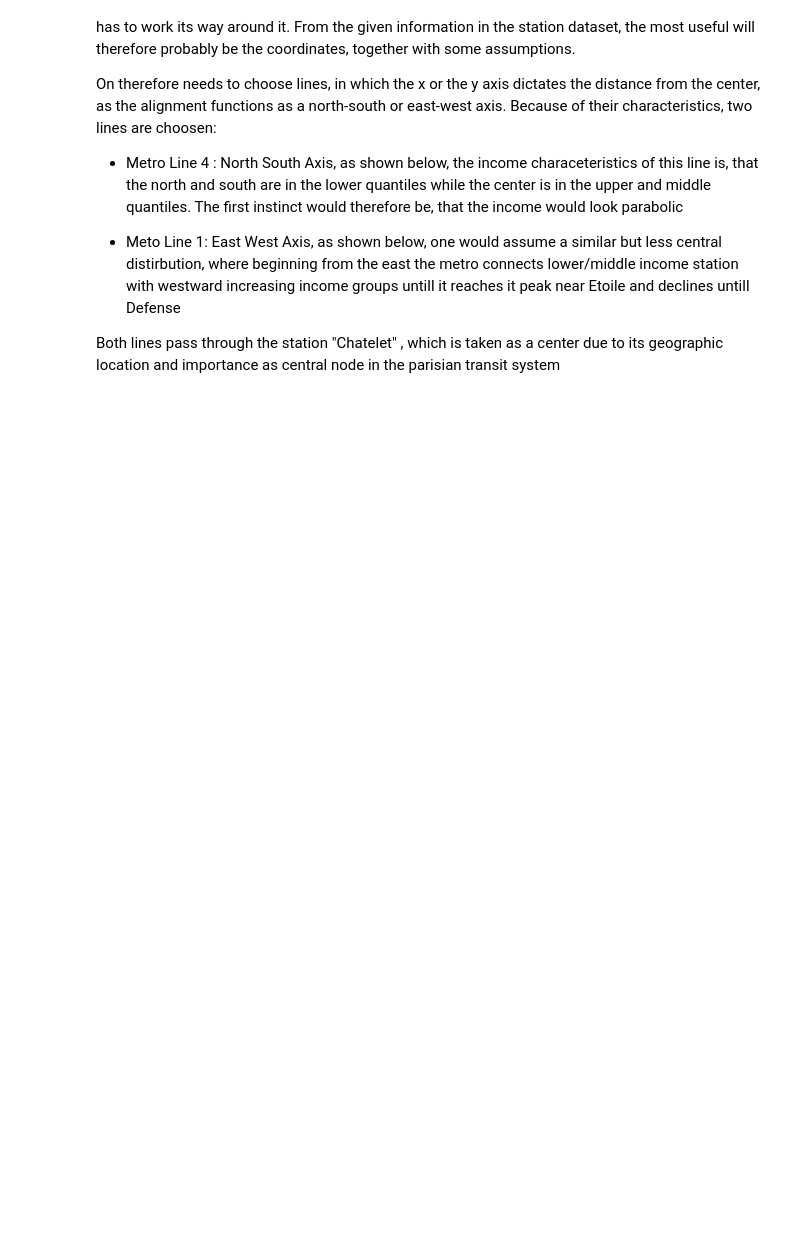
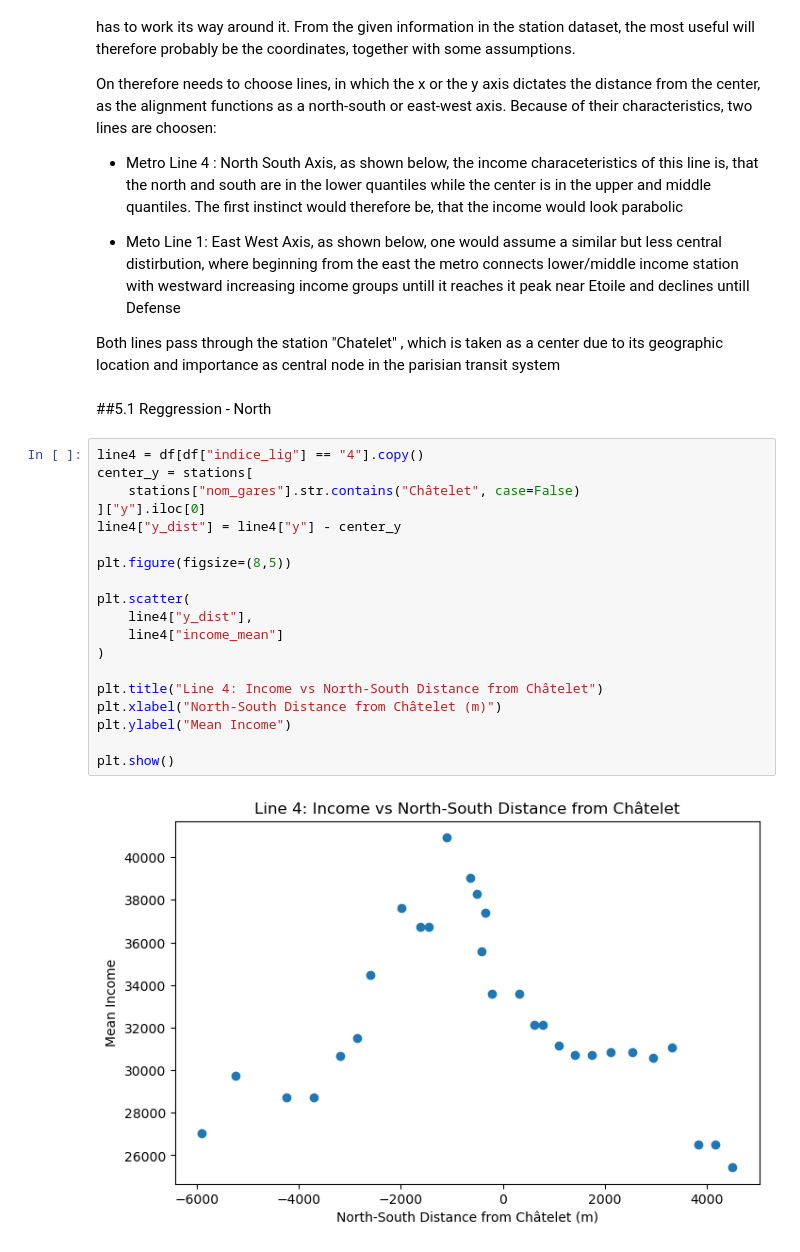
Before and after one commit to tomixmeier/ParisMetro, a Jupyter notebook: notebooks/analysis.ipynb, the cells around one changed output. Drawn from its saved outputs; the diff is of its cells as text; blank space fills up the shorter version.

```diff
--- a/notebooks/analysis.ipynb
+++ b/notebooks/analysis.ipynb
@@ -583,3 +585,26 @@ On therefore needs to choose lines, in which the x or the y axis dictates the di
 - Meto Line 1: East West Axis, as shown below, one would assume a similar but less central distirbution, where beginning from the east the metro connects lower/middle income station with westward increasing income groups untill it reaches it peak near Etoile and declines untill Defense
 
 Both lines pass through the station "Chatelet" , which is taken as a center due to its geographic location and importance as central node in the parisian transit system
+# %% [markdown]
+##5.1 Reggression - North
+# %%
+line4 = df[df["indice_lig"] == "4"].copy()
+center_y = stations[
+    stations["nom_gares"].str.contains("Châtelet", case=False)
+]["y"].iloc[0]
+line4["y_dist"] = line4["y"] - center_y
+
+plt.figure(figsize=(8,5))
+
+plt.scatter(
+    line4["y_dist"],
+    line4["income_mean"]
+)
+
+plt.title("Line 4: Income vs North-South Distance from Châtelet")
+plt.xlabel("North-South Distance from Châtelet (m)")
+plt.ylabel("Mean Income")
+
+plt.show()
+# %% [output]
+[figure, added]
```
Also changed, not shown: parts of 4 cells of this notebook, 6 other files.
